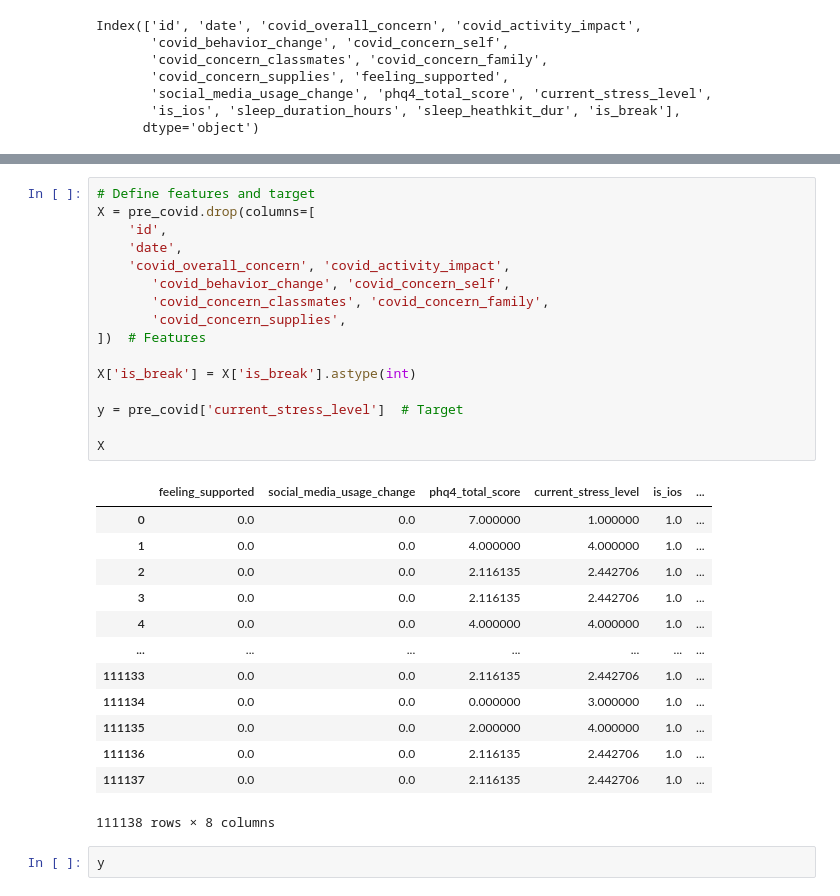
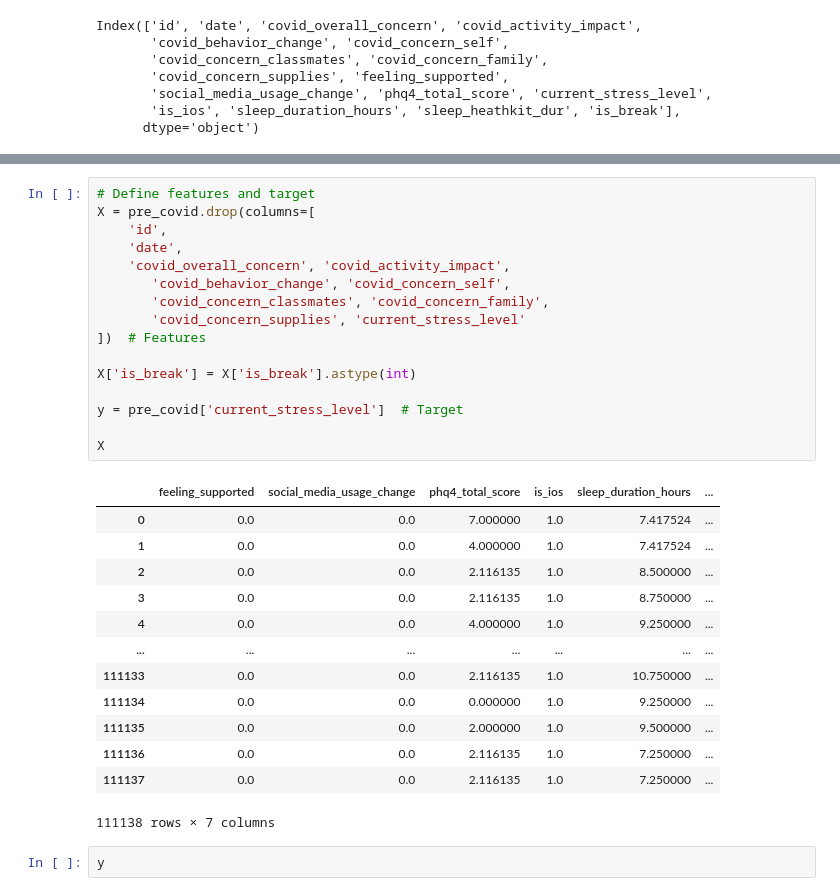
Before and after one commit to MiriJ15/ai-healthcare, a Jupyter notebook: impute_merged_data_XG_boost_y=stress.ipynb, the cells around one changed output, grey strips where cells are left out. Cells and saved outputs as stored; diff of their text form.

```diff
--- a/impute_merged_data_XG_boost.ipynb
+++ b/impute_merged_data_XG_boost_y=stress.ipynb
@@ -686,33 +738,33 @@ Index(['id', 'date', 'covid_overall_concern', 'covid_activity_impact',
 # %%
 # Define features and target
 X = pre_covid.drop(columns=[
     'id',
     'date',
     'covid_overall_concern', 'covid_activity_impact',
        'covid_behavior_change', 'covid_concern_self',
        'covid_concern_classmates', 'covid_concern_family',
-       'covid_concern_supplies',
+       'covid_concern_supplies', 'current_stress_level'
 ])  # Features
 
 X['is_break'] = X['is_break'].astype(int)
 
 y = pre_covid['current_stress_level']  # Target
 
 X
 # %% [output]
-|  | feeling_supported | social_media_usage_change | phq4_total_score | current_stress_level | is_ios | ... |
-| 0 | 0.0 | 0.0 | 7.000000 | 1.000000 | 1.0 | ... |
-| 1 | 0.0 | 0.0 | 4.000000 | 4.000000 | 1.0 | ... |
-| 2 | 0.0 | 0.0 | 2.116135 | 2.442706 | 1.0 | ... |
-| 3 | 0.0 | 0.0 | 2.116135 | 2.442706 | 1.0 | ... |
-| 4 | 0.0 | 0.0 | 4.000000 | 4.000000 | 1.0 | ... |
+|  | feeling_supported | social_media_usage_change | phq4_total_score | is_ios | sleep_duration_hours | ... |
+| 0 | 0.0 | 0.0 | 7.000000 | 1.0 | 7.417524 | ... |
+| 1 | 0.0 | 0.0 | 4.000000 | 1.0 | 7.417524 | ... |
+| 2 | 0.0 | 0.0 | 2.116135 | 1.0 | 8.500000 | ... |
+| 3 | 0.0 | 0.0 | 2.116135 | 1.0 | 8.750000 | ... |
+| 4 | 0.0 | 0.0 | 4.000000 | 1.0 | 9.250000 | ... |
 | ... | ... | ... | ... | ... | ... | ... |
-| 111133 | 0.0 | 0.0 | 2.116135 | 2.442706 | 1.0 | ... |
-| 111134 | 0.0 | 0.0 | 0.000000 | 3.000000 | 1.0 | ... |
-| 111135 | 0.0 | 0.0 | 2.000000 | 4.000000 | 1.0 | ... |
-| 111136 | 0.0 | 0.0 | 2.116135 | 2.442706 | 1.0 | ... |
-| 111137 | 0.0 | 0.0 | 2.116135 | 2.442706 | 1.0 | ... |
+| 111133 | 0.0 | 0.0 | 2.116135 | 1.0 | 10.750000 | ... |
+| 111134 | 0.0 | 0.0 | 0.000000 | 1.0 | 9.250000 | ... |
+| 111135 | 0.0 | 0.0 | 2.000000 | 1.0 | 9.500000 | ... |
+| 111136 | 0.0 | 0.0 | 2.116135 | 1.0 | 7.250000 | ... |
+| 111137 | 0.0 | 0.0 | 2.116135 | 1.0 | 7.250000 | ... |
-111138 rows × 8 columns
+111138 rows × 7 columns
 # %%
 y
 # %% [output]
```
Also changed, not shown: parts of 25 cells of this notebook, 3 other files.
